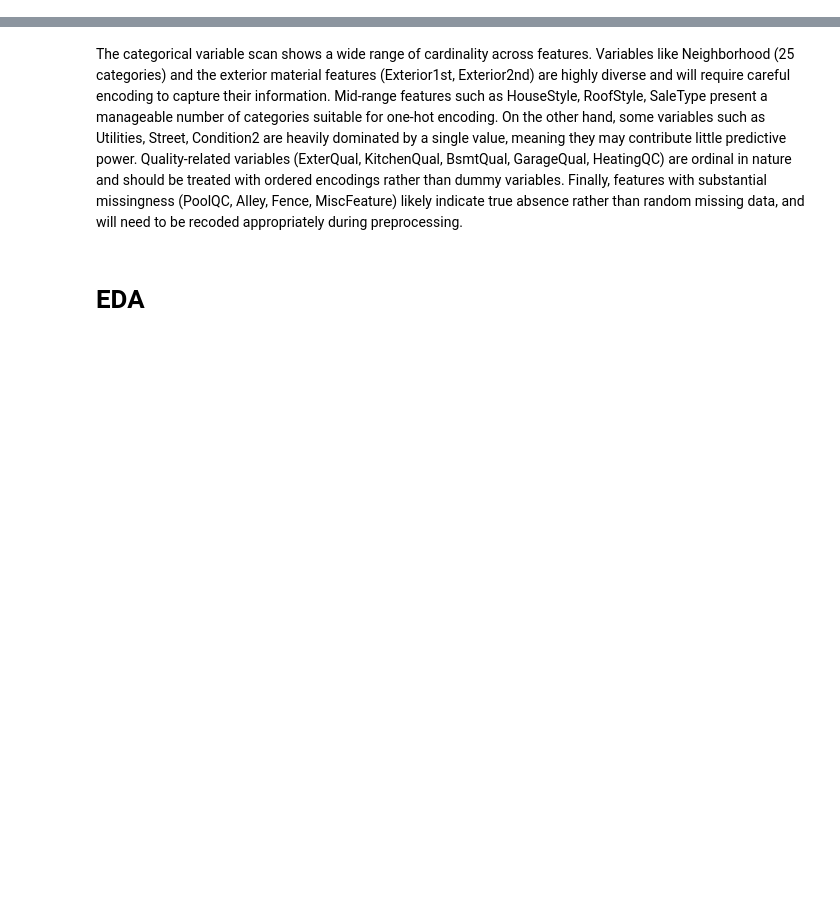
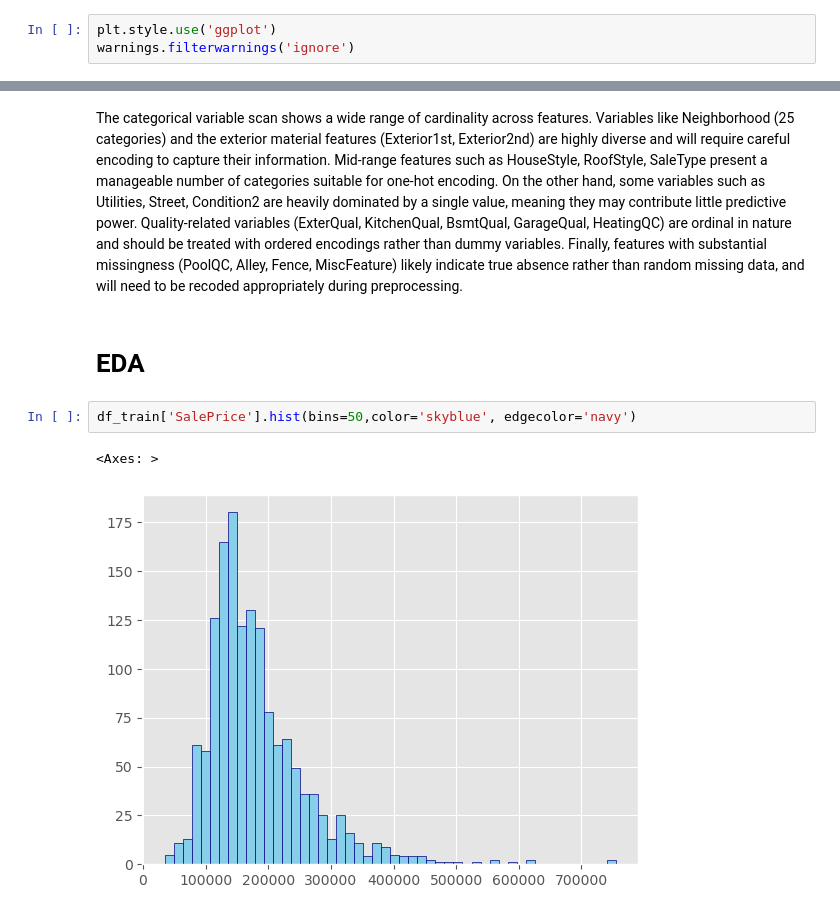
Before and after one commit to matin-zarei/house-pricee, a Jupyter notebook: house_prices.ipynb, the cells around one changed output, grey strips where cells are left out. Drawn from its saved outputs; the diff is of its cells as text; blank space fills up the shorter version.

```diff
--- a/house_prices.ipynb
+++ b/house_prices.ipynb
@@ -8,2 +10,5 @@ import missingno as msno
+# %%
+plt.style.use('ggplot')
+warnings.filterwarnings('ignore')
 # %%
 # Data Loading
@@ -146,3 +130,8 @@ cat_summary.sort_values('unique_counts', ascending=False).head(50)
 The categorical variable scan shows a wide range of cardinality across features. Variables like Neighborhood (25 categories) and the exterior material features (Exterior1st, Exterior2nd) are highly diverse and will require careful encoding to capture their information. Mid-range features such as HouseStyle, RoofStyle, SaleType present a manageable number of categories suitable for one-hot encoding. On the other hand, some variables such as Utilities, Street, Condition2 are heavily dominated by a single value, meaning they may contribute little predictive power. Quality-related variables (ExterQual, KitchenQual, BsmtQual, GarageQual, HeatingQC) are ordinal in nature and should be treated with ordered encodings rather than dummy variables. Finally, features with substantial missingness (PoolQC, Alley, Fence, MiscFeature) likely indicate true absence rather than random missing data, and will need to be recoded appropriately during preprocessing.
 # %% [markdown]
 # EDA
+# %%
+df_train['SalePrice'].hist(bins=50,color='skyblue', edgecolor='navy')
+# %% [output]
+<Axes: >
+[figure, added]
```
Also changed, not shown: parts of 27 cells of this notebook.
